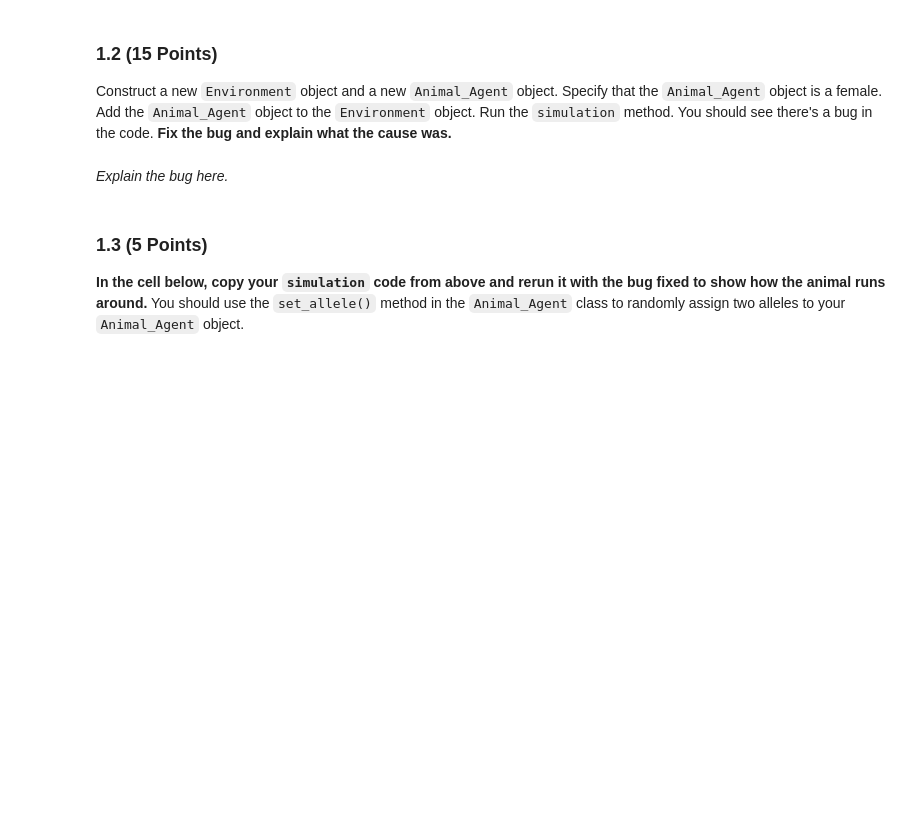
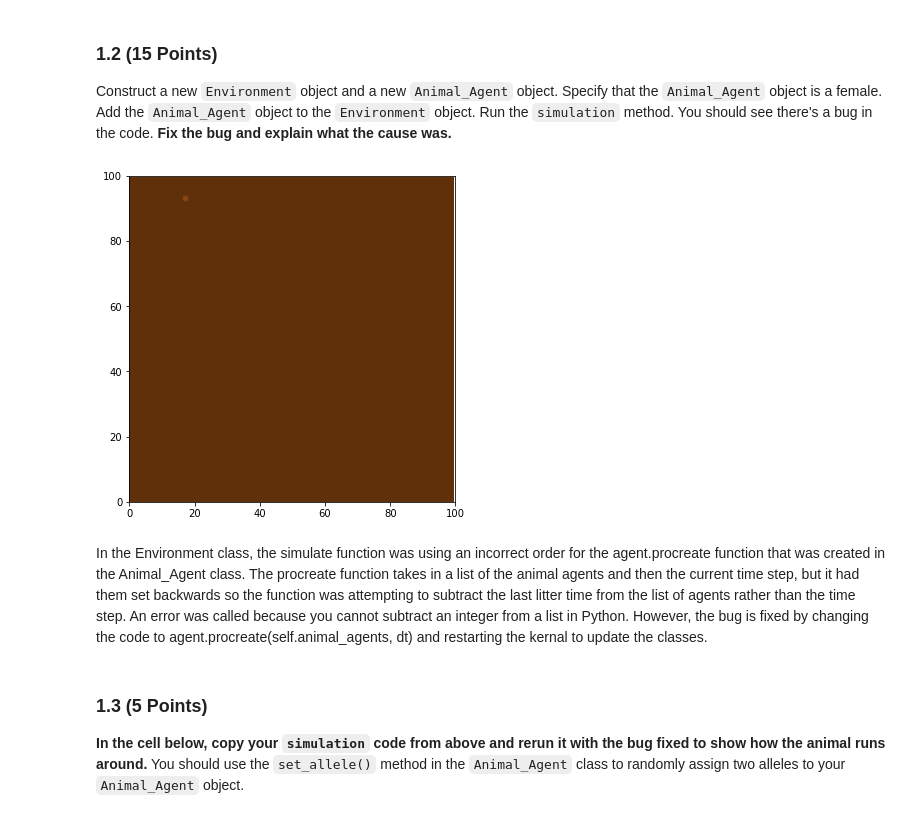
Before and after one commit to selembad/cmse_202_hw_repo, a Jupyter notebook: hw-03/HW3_ABMs_selembad.ipynb, the cells around one changed output. Drawn from its saved outputs; the diff is of its cells as text; code cells hidden in the pictures; blank space fills up the shorter version.

```diff
--- a/hw-03/HW3_ABMs_selembad.ipynb
+++ b/hw-03/HW3_ABMs_selembad.ipynb
@@ -73,5 +75,12 @@ Construct a new `Environment` object and a new `Animal_Agent` object. Specify th
-# %% [markdown]
-*Explain the bug here.*
+# %%
+new_environment = Environment()
+new_agent = Animal_Agent(sex = "F")
+new_environment.add_agent(new_agent)
+new_environment.simulate(tot_time = 1)
+# %% [output]
+[figure, added]
+# %% [markdown]
+In the Environment class, the simulate function was using an incorrect order for the agent.procreate function that was created in the Animal_Agent class. The procreate function takes in a list of the animal agents and then the current time step, but it had them set backwards so the function was attempting to subtract the last litter time from the list of agents rather than the time step. An error was called because you cannot subtract an integer from a list in Python. However, the bug is fixed by changing the code to agent.procreate(self.animal_agents, dt) and restarting the kernal to update the classes.
 # %% [markdown]
 ### 1.3 (5 Points)
 
```
Also changed, not shown: parts of 19 cells of this notebook.
